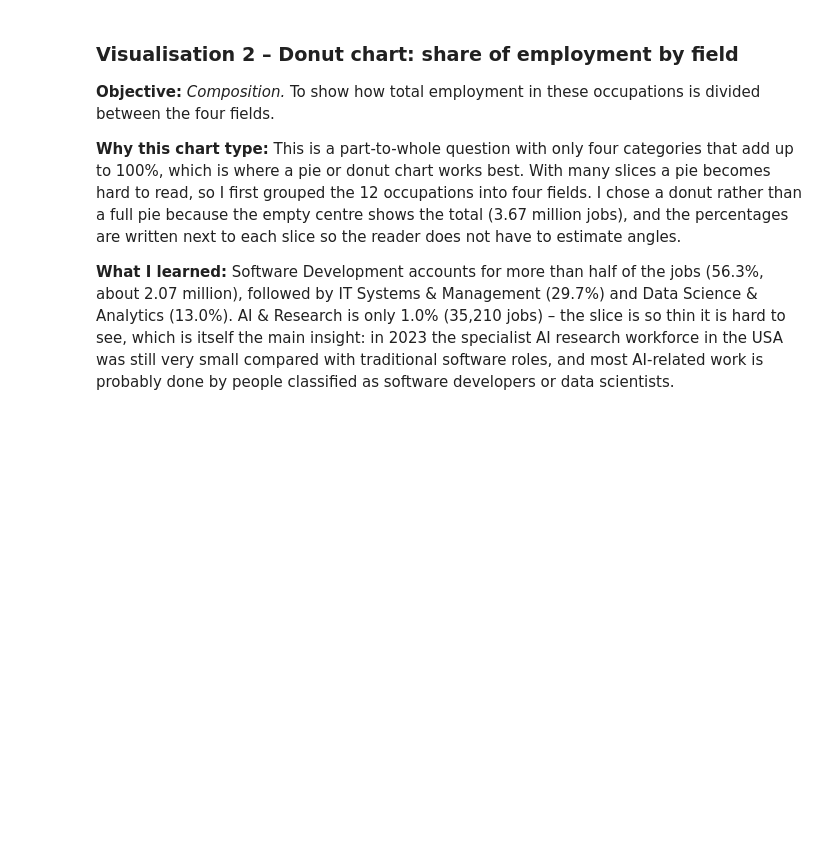
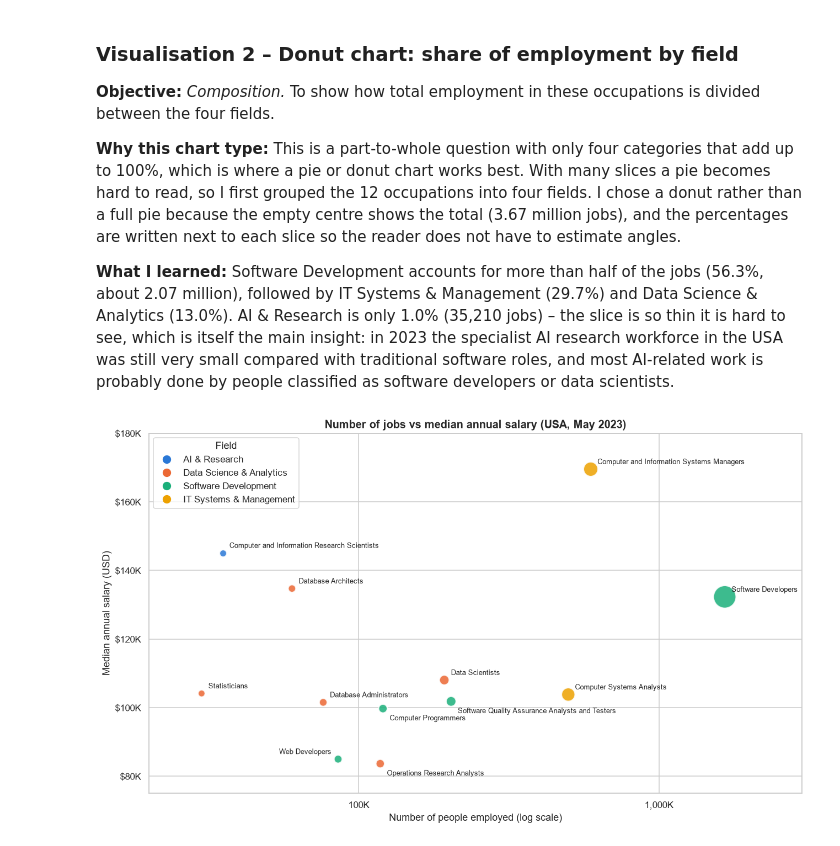
Before and after one commit to CarlosAccioly/Ca1-DataVisu, a Jupyter notebook: CA1_AI_Employment_Analysis.ipynb, the cells around one changed output. Saved outputs shown, nothing was run; the diff lists cells and outputs as text; code cells hidden in the pictures; blank space fills up the shorter version.

Commit message:
Add visualisation 3: scatter chart of employment vs median salary

```diff
--- a/CA1_AI_Employment_Analysis.ipynb
+++ b/CA1_AI_Employment_Analysis.ipynb
@@ -191,3 +191,41 @@ Name: TOT_EMP, dtype: int64
 **Why this chart type:** This is a part-to-whole question with only four categories that add up to 100%, which is where a pie or donut chart works best. With many slices a pie becomes hard to read, so I first grouped the 12 occupations into four fields. I chose a donut rather than a full pie because the empty centre shows the total (3.67 million jobs), and the percentages are written next to each slice so the reader does not have to estimate angles.
 
 **What I learned:** Software Development accounts for more than half of the jobs (56.3%, about 2.07 million), followed by IT Systems & Management (29.7%) and Data Science & Analytics (13.0%). AI & Research is only 1.0% (35,210 jobs) – the slice is so thin it is hard to see, which is itself the main insight: in 2023 the specialist AI research workforce in the USA was still very small compared with traditional software roles, and most AI-related work is probably done by people classified as software developers or data scientists.
+# %%
+# Visualisation 3: employment vs median salary (scatter / bubble chart)
+fig, ax = plt.subplots(figsize=(12, 7))
+for group, color in group_colors.items():
+    subset = tech[tech["GROUP"] == group]
+    ax.scatter(subset["TOT_EMP"], subset["A_MEDIAN"],
+               s=subset["TOT_EMP"] / 2500 + 60,     # bubble size grows with employment
+               color=color, alpha=0.85, edgecolor="white", linewidth=1.5, label=group)
+
+# Label every point with its occupation name
+# (a few labels are moved below or to the left so they do not overlap)
+label_offsets = {
+    "Software Quality Assurance Analysts and Testers": (8, -14, "left"),
+    "Computer Programmers": (8, -14, "left"),
+    "Operations Research Analysts": (8, -14, "left"),
+    "Web Developers": (-8, 6, "right"),
+}
+for _, row in tech.iterrows():
+    dx, dy, align = label_offsets.get(row["OCC_TITLE"], (8, 6, "left"))
+    ax.annotate(row["OCC_TITLE"], (row["TOT_EMP"], row["A_MEDIAN"]),
+                xytext=(dx, dy), textcoords="offset points", fontsize=8.5, ha=align)
+
+ax.set_xscale("log")   # log scale, because Software Developers are much larger than the rest
+ax.set_title("Number of jobs vs median annual salary (USA, May 2023)",
+             fontsize=13, fontweight="bold")
+ax.set_xlabel("Number of people employed (log scale)")
+ax.set_ylabel("Median annual salary (USD)")
+ax.xaxis.set_major_formatter(plt.FuncFormatter(lambda x, p: f"{x/1000:,.0f}K"))
+ax.yaxis.set_major_formatter(plt.FuncFormatter(lambda y, p: f"${y/1000:,.0f}K"))
+ax.set_xlim(20000, 3000000)
+ax.set_ylim(75000, 180000)
+legend_dots = [plt.Line2D([0], [0], marker="o", linestyle="", markersize=9, color=c)
+               for c in group_colors.values()]
+ax.legend(legend_dots, group_colors.keys(), title="Field", loc="upper left")
+plt.tight_layout()
+plt.show()
+# %% [output]
+[figure, added]
```
Also changed, not shown: parts of 2 cells of this notebook.
